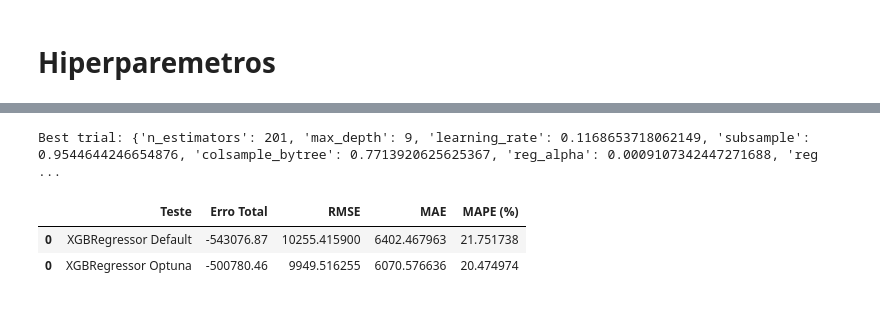
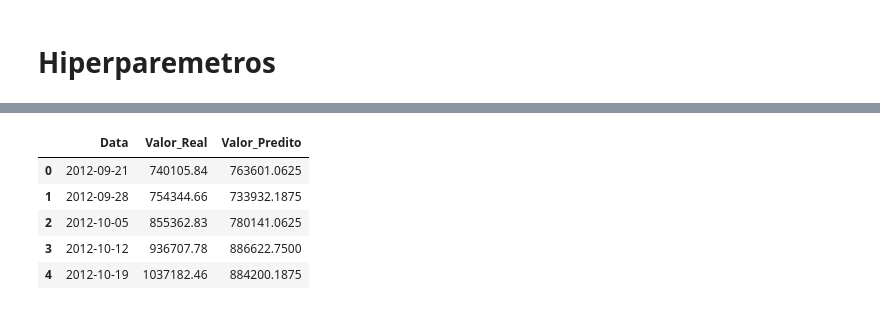
Before and after one commit to bentofh/WalmartSalesForecast, a Jupyter notebook: Sales Forecast.ipynb, the cells around one changed output, grey strips where cells are left out. Saved outputs shown, nothing was run; the diff lists cells and outputs as text; code cells hidden in the pictures.

```diff
--- a/Sales Forecast.ipynb
+++ b/Sales Forecast.ipynb
@@ -33,7 +37,7 @@ test = pd.read_csv('test.csv')
 # Editando o df de treino
 
 # Eliminando, pois essa coluna já existe em treino e teste
-features = features.drop(columns='IsHoliday')
+features = features.drop(columns=['IsHoliday', 'MarkDown1', 'MarkDown2', 'MarkDown3', 'MarkDown4', 'MarkDown5'])
 
 # Juntando as colunas de features dos arquivos Stores e Features
 train_merge = pd.merge(train, stores, on='Store', how='left')
@@ -59,7 +63,7 @@ train_merge['Type'] = train_merge['Type'].map(transf)
 
 sales_by_type_weekly = train_merge.groupby('Type').resample('W')['Weekly_Sales'].sum().reset_index()
 
-plt.figure(figsize=(10, 4), dpi=300)
+plt.figure(figsize=(20, 4), dpi=300)
 sns.lineplot(data=sales_by_type_weekly, x='Date', y='Weekly_Sales', hue='Type')
 plt.title('Vendas semanais por tipo de loja')
 plt.legend(title='Tipo de Loja')
@@ -210,0 +276,13 @@ df_resultados.head()
+# %%
+'''
+--------------------------------------------------------------------------------------------------------------------
+-------- Definindo o dataset apenas com as colunas que Lasso classificou como boas
+--------------------------------------------------------------------------------------------------------------------
+'''
+
+filtered_columns = [name for name, coef in zip(col_names, lasso_coef) if coef > 0.05]
+colunas = filtered_columns + ['Weekly_Sales'] # Devolvendo a coluna target para deixar que o X e y separe-os depois
+
+dept1 = dept1[colunas]
+
+print(colunas)
@@ -375,17 +525,28 @@ plt.show()
 
 import optuna
 
+# Não exibir os logs do optuna
+optuna.logging.set_verbosity(optuna.logging.WARNING)
+
+X = dept1.drop(columns='Weekly_Sales')
+y = dept1['Weekly_Sales']
+
+X_train = X[X.index < '2012-09-21']
+y_train = y[y.index < '2012-09-21']
+X_test = X[X.index >= '2012-09-21']
+y_test = y[y.index >= '2012-09-21']
+
 def objective(trial):
 
     # Espaço de hiperparâmetros para tunar
     params = {
-        'n_estimators': trial.suggest_int('n_estimators', 50, 400),
-        'max_depth': trial.suggest_int('max_depth', 3, 20),
-        'learning_rate': trial.suggest_loguniform('learning_rate', 0.01, 0.3),
-        'subsample': trial.suggest_uniform('subsample', 0.5, 1.0),
-        'colsample_bytree': trial.suggest_uniform('colsample_bytree', 0.5, 1.0),
-        'reg_alpha': trial.suggest_loguniform('reg_alpha', 1e-4, 1e1),
-        'reg_lambda': trial.suggest_loguniform('reg_lambda', 1e-4, 1e1),
+        'n_estimators': trial.suggest_int('n_estimators', 50, 400), # quantidade de arvores
+        'max_depth': trial.suggest_int('max_depth', 3, 20), # profundidade da arvore
+        'learning_rate': trial.suggest_loguniform('learning_rate', 0.001, 0.3), # a cada iteração ele tenta diminuir o erro, e o intervalo indicado é o que eu espero
+        'subsample': trial.suggest_uniform('subsample', 0.5, 1.0), # porcentagem de amostras que eu quero usar
+        'colsample_bytree': trial.suggest_uniform('colsample_bytree', 0.5, 1.0), # porcentagem de colunas que eu quero usar
+        'reg_alpha': trial.suggest_loguniform('reg_alpha', 1e-4, 1e1), # regularização L1 (diminuir overfitting)
+        'reg_lambda': trial.suggest_loguniform('reg_lambda', 1e-4, 1e1), # regularização L2 (diminuir overfitting)
     }
 
     # Modelo
@@ -416,24 +577,20 @@ model.fit(X_train, y_train)
 
 '''
 --------------------------------------------------------------------------------------------------------------------
--------- Encontrar os erros desse novo modelo e juntar com os anteriores em results_df
+-------- Comparação dos valores reais X valores preditos
 --------------------------------------------------------------------------------------------------------------------
 '''
 predictions = model.predict(X_test)
 
-error = np.sum(predictions - y_test).round(2)
-rmse = mean_squared_error(y_test, predictions, squared=False)
-mae = mean_absolute_error(y_test, predictions)
-mape = mean_absolute_percentage_error(y_test, predictions)
+df_resultados = pd.DataFrame({'Data': X_test.index, 'Valor_Real': y_test, 'Valor_Predito': predictions})
+df_resultados.reset_index(inplace=True)
+df_resultados = df_resultados.drop(columns=['Date'])
+df_resultados['Data'] = pd.to_datetime(df_resultados['Data'])
 
-# Criar DataFrame com os resultados
-results_df = pd.concat([results_df, pd.DataFrame({'Teste': ['XGBRegressor Optuna'],
-                                                    'Erro Total': [error],
-                                                    'RMSE': [rmse],
-                                                    'MAE': [mae],
-                                                    'MAPE (%)': [mape]
-                                                      })])
+df_resultados = df_resultados.groupby('Data')[['Valor_Real', 'Valor_Predito']].sum().reset_index()
+df_resultados['Valor_Predito'] = df_resultados['Valor_Predito'].round(decimals=2)
 
-# Exibir o DataFrame
-results_df
+df_resultados.sort_values(by='Data', inplace=True)
+
+df_resultados.head()
 # %% [output]
@@ -460,4 +598,6 @@ Wall time: 2.86 µs
-Best trial: {'n_estimators': 201, 'max_depth': 9, 'learning_rate': 0.1168653718062149, 'subsample': 0.9544644246654876, 'colsample_bytree': 0.7713920625625367, 'reg_alpha': 0.0009107342447271688, 'reg ...
-|  | Teste | Erro Total | RMSE | MAE | MAPE (%) |
-| 0 | XGBRegressor Default | -543076.87 | 10255.415900 | 6402.467963 | 21.751738 |
-| 0 | XGBRegressor Optuna | -500780.46 | 9949.516255 | 6070.576636 | 20.474974 |
+|  | Data | Valor_Real | Valor_Predito |
+| 0 | 2012-09-21 | 740105.84 | 763601.0625 |
+| 1 | 2012-09-28 | 754344.66 | 733932.1875 |
+| 2 | 2012-10-05 | 855362.83 | 780141.0625 |
+| 3 | 2012-10-12 | 936707.78 | 886622.7500 |
+| 4 | 2012-10-19 | 1037182.46 | 884200.1875 |
```
Also changed, not shown: parts of 35 cells of this notebook, 1 other file.
